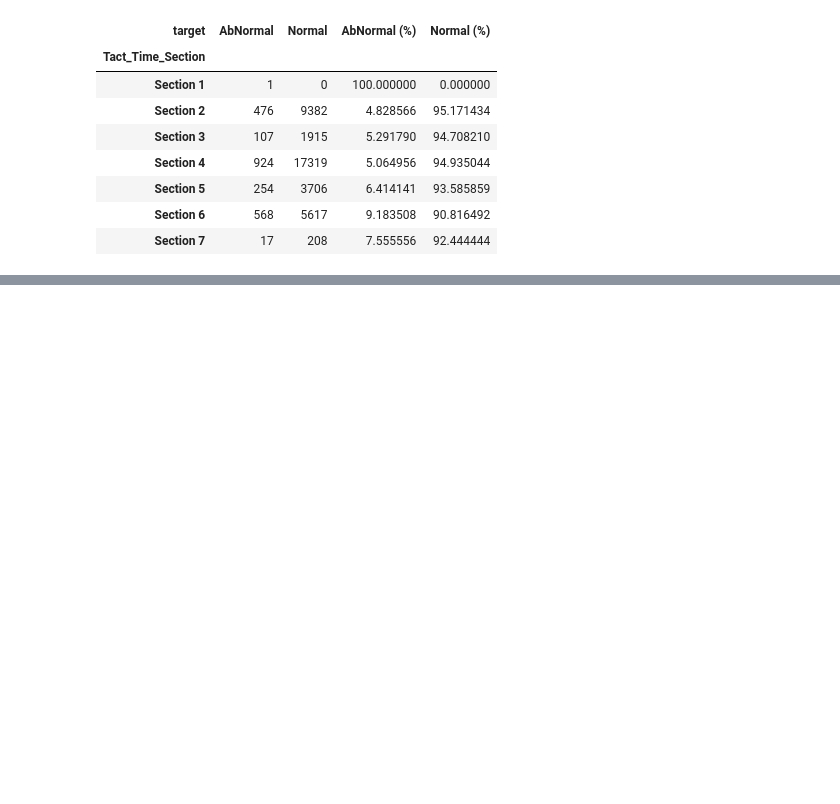
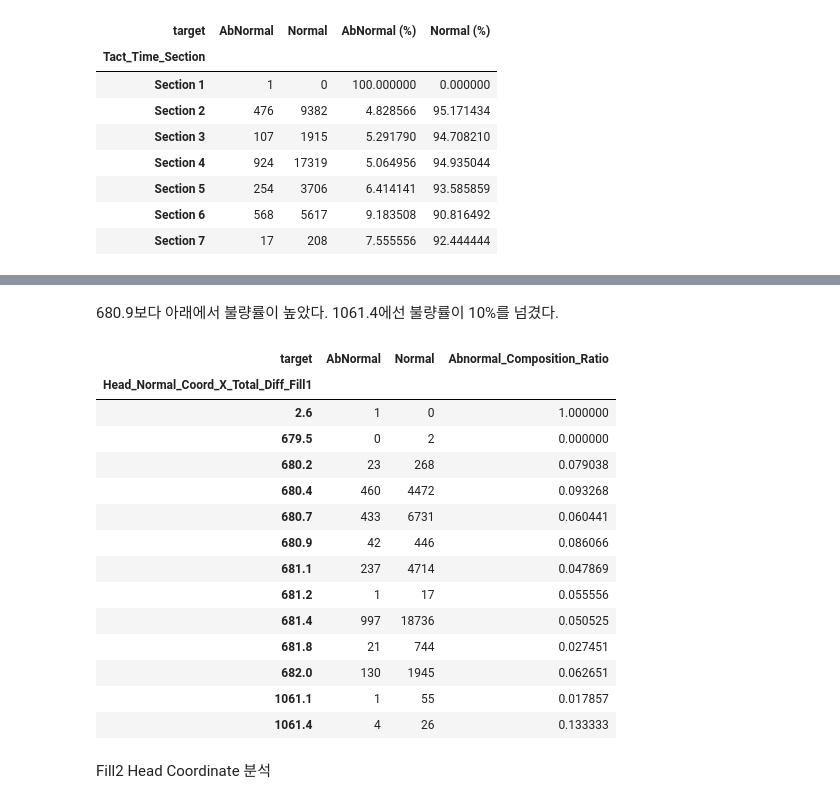
Before and after one commit to dyk9916/Lg_aimers5, a Jupyter notebook: code_log/dongyoung_code/EDA/0811_EDA.ipynb, the cells around one changed output, grey strips where cells are left out. Drawn from its saved outputs; the diff is of its cells as text; code cells hidden in the pictures; blank space fills up the shorter version.

```diff
--- a/code_log/dongyoung_code/EDA/0811_EDA.ipynb
+++ b/code_log/dongyoung_code/EDA/0811_EDA.ipynb
@@ -198,0 +288,42 @@ result
+# %%
+# Performing the operation: absolute difference between two specified columns
+data['Head_Normal_Coord_X_Diff_Stage1_Stage2_Fill1'] = (data['HEAD NORMAL COORDINATE X AXIS(Stage1) Collect Result_Fill1'] -
+                                    data['HEAD NORMAL COORDINATE X AXIS(Stage2) Collect Result_Fill1']).abs()
+
+# Performing the operation: absolute difference between two new specified columns
+data['Head_Normal_Coord_X_Diff_Stage2_Stage3_Fill1'] = (data['HEAD NORMAL COORDINATE X AXIS(Stage2) Collect Result_Fill1'] -
+                                                  data['HEAD NORMAL COORDINATE X AXIS(Stage3) Collect Result_Fill1']).abs()
+
+# Adding the two specified columns
+data['Head_Normal_Coord_X_Total_Diff_Fill1'] = data['Head_Normal_Coord_X_Diff_Stage1_Stage2_Fill1'] + data['Head_Normal_Coord_X_Diff_Stage2_Stage3_Fill1']
+# %% [markdown]
+680.9보다 아래에서 불량률이 높았다. 1061.4에선 불량률이 10%를 넘겼다.
+# %%
+# Calculating the count of normal and abnormal values for each value in 'Head_Normal_Coord_X_Total_Diff'
+value_counts_by_target = data.groupby(['Head_Normal_Coord_X_Total_Diff_Fill1', 'target']).size().unstack(fill_value=0)
+
+# Calculating the abnormal composition ratio for each value
+value_counts_by_target['Abnormal_Composition_Ratio'] = (
+    value_counts_by_target['AbNormal'] /
+    (value_counts_by_target['AbNormal'] + value_counts_by_target['Normal'])
+)
+
+value_counts_by_target
+# %% [output]
+| target | AbNormal | Normal | Abnormal_Composition_Ratio |
+| Head_Normal_Coord_X_Total_Diff_Fill1 |  |  |  |
+| 2.6 | 1 | 0 | 1.000000 |
+| 679.5 | 0 | 2 | 0.000000 |
+| 680.2 | 23 | 268 | 0.079038 |
+| 680.4 | 460 | 4472 | 0.093268 |
+| 680.7 | 433 | 6731 | 0.060441 |
+| 680.9 | 42 | 446 | 0.086066 |
+| 681.1 | 237 | 4714 | 0.047869 |
+| 681.2 | 1 | 17 | 0.055556 |
+| 681.4 | 997 | 18736 | 0.050525 |
+| 681.8 | 21 | 744 | 0.027451 |
+| 682.0 | 130 | 1945 | 0.062651 |
+| 1061.1 | 1 | 55 | 0.017857 |
+| 1061.4 | 4 | 26 | 0.133333 |
+# %% [markdown]
+Fill2 Head Coordinate 분석
```
Also changed, not shown: parts of 12 cells of this notebook.
